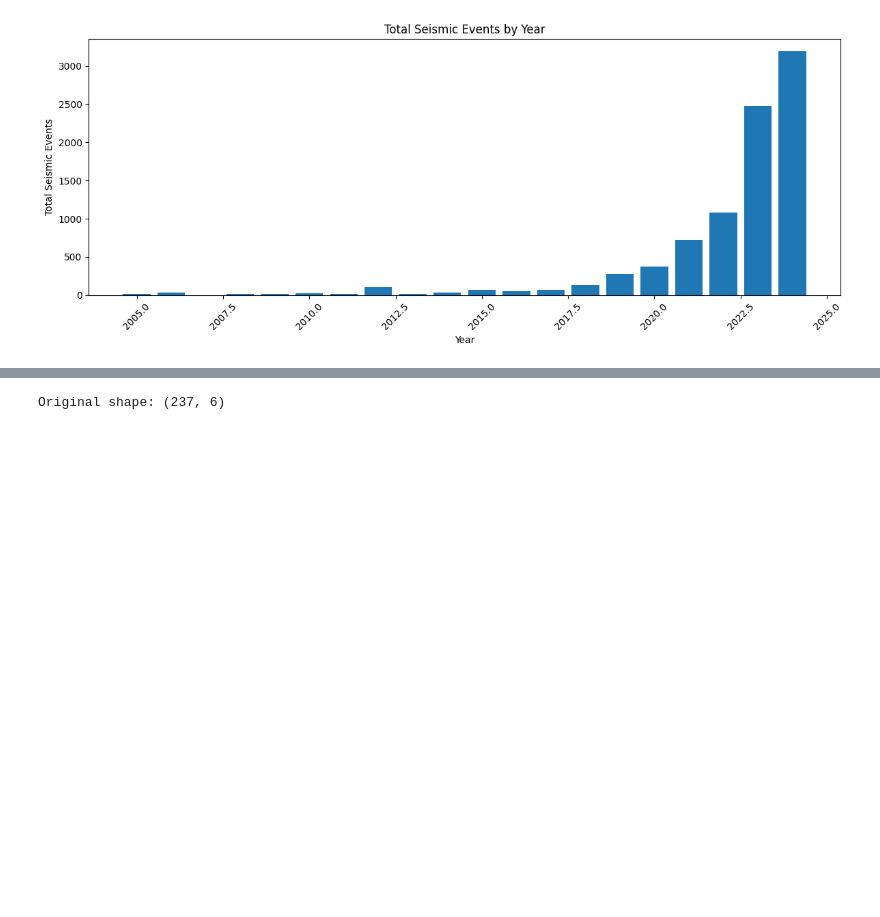
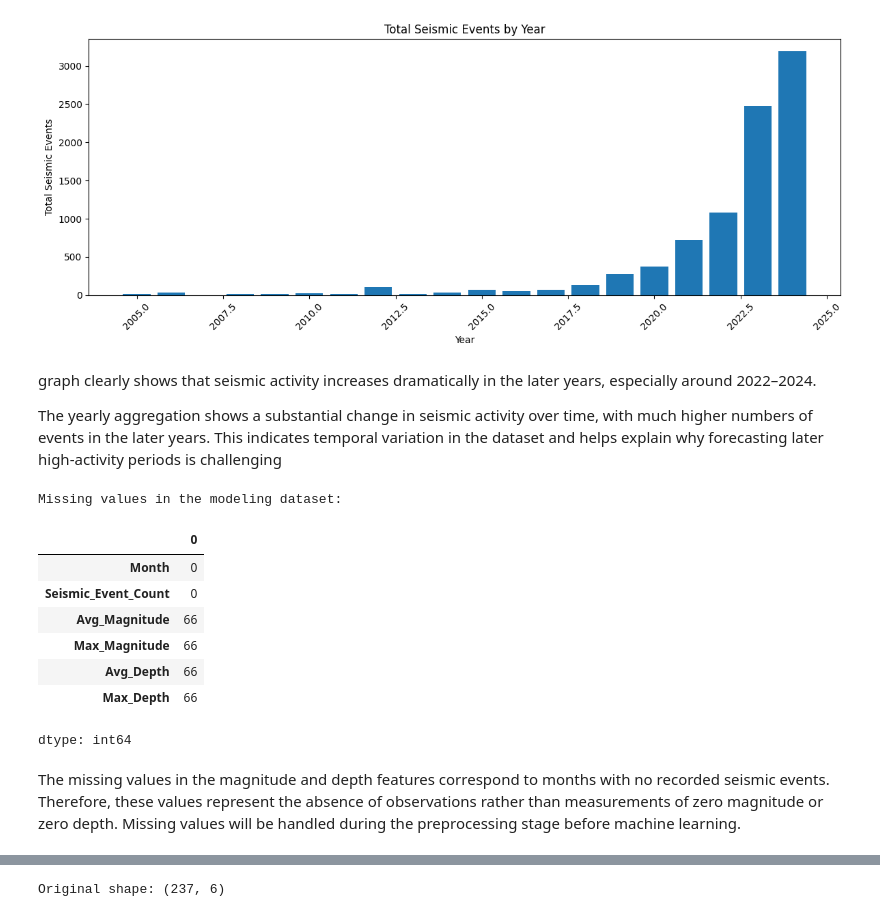
Before and after one commit to hassnainnisar/Predict_seismic_events_from_geological_features_Machine_Learning_MOD_B, a Jupyter notebook: Machine_Learning_MOD_B.ipynb, the cells around one changed output, grey strips where cells are left out. Saved outputs shown, nothing was run; the diff lists cells and outputs as text; code cells hidden in the pictures; blank space fills up the shorter version.

```diff
--- a/Machine_Learning_MOD_B.ipynb
+++ b/Machine_Learning_MOD_B.ipynb
@@ -1162,3 +1181,23 @@ plt.tight_layout()
 plt.show()
 # %% [output]
 [figure]
+# %% [markdown]
+graph clearly shows that seismic activity increases dramatically in the later years, especially around 2022–2024.
+
+The yearly aggregation shows a substantial change in seismic activity over time, with much higher numbers of events in the later years. This indicates temporal variation in the dataset and helps explain why forecasting later high-activity periods is challenging
+# %%
+print("Missing values in the modeling dataset:")
+
+display(model_data.isnull().sum())
+# %% [output]
+Missing values in the modeling dataset:
+|  | 0 |
+| Month | 0 |
+| Seismic_Event_Count | 0 |
+| Avg_Magnitude | 66 |
+| Max_Magnitude | 66 |
+| Avg_Depth | 66 |
+| Max_Depth | 66 |
+dtype: int64
+# %% [markdown]
+The missing values in the magnitude and depth features correspond to months with no recorded seismic events. Therefore, these values represent the absence of observations rather than measurements of zero magnitude or zero depth. Missing values will be handled during the preprocessing stage before machine learning.
```
Also changed, not shown: parts of 35 cells of this notebook.
